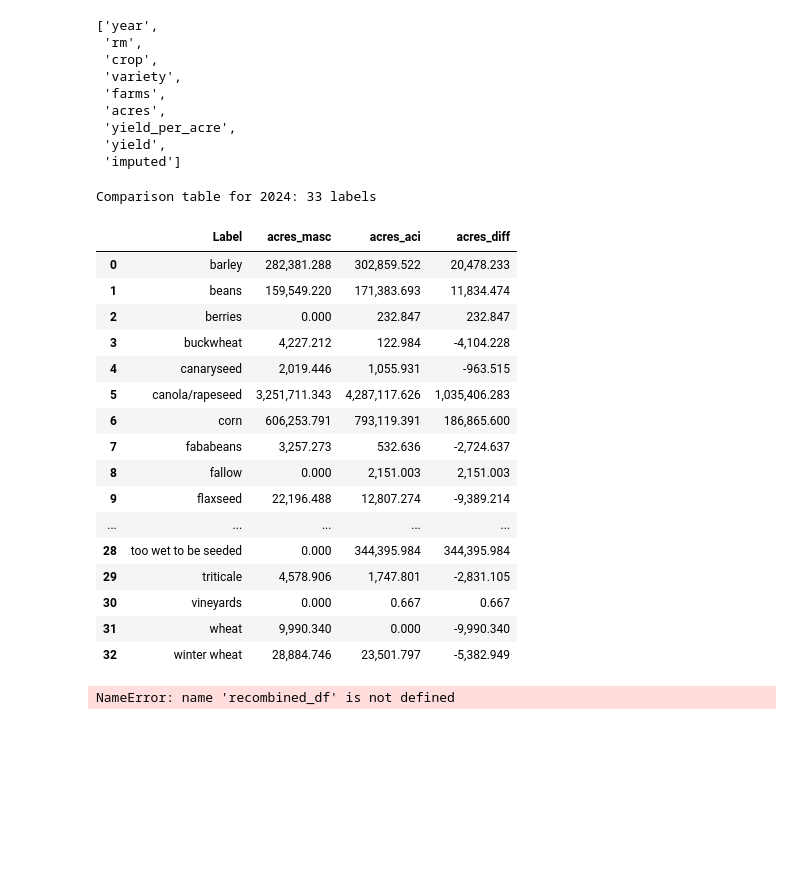
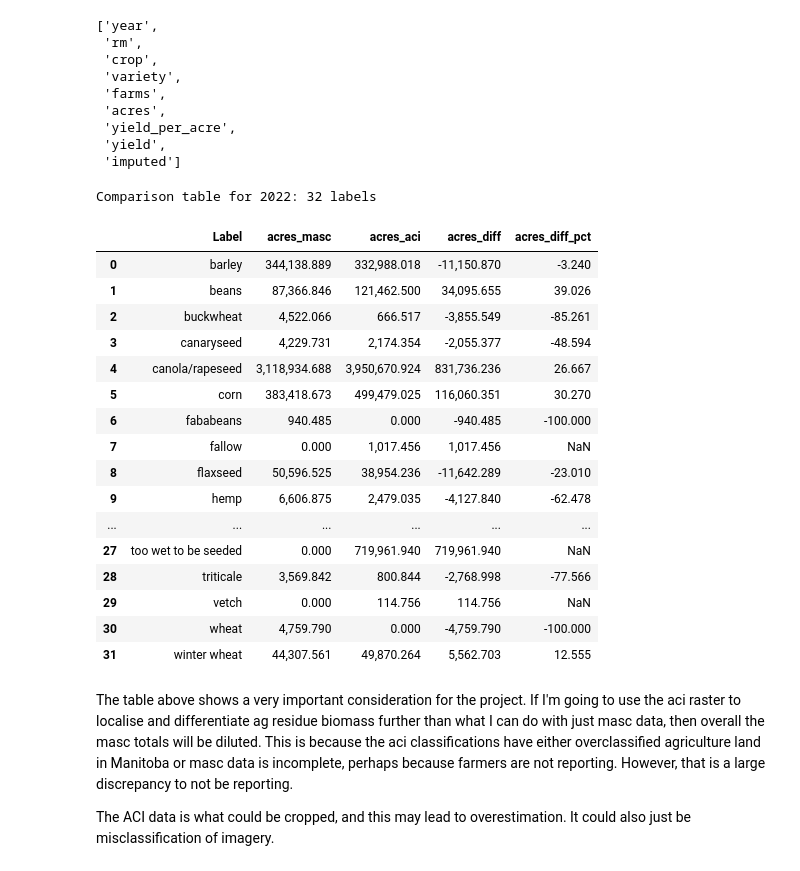
Before and after one commit to kurthuff/ag_res, a Jupyter notebook: notebooks/masc_aci_compare.ipynb, the cells around one changed output. Drawn from its saved outputs; the diff is of its cells as text; code cells hidden in the pictures; blank space fills up the shorter version.

Commit message:
Reallocate MASC data for raster prep.

```diff
--- a/notebooks/masc_aci_compare.ipynb
+++ b/notebooks/masc_aci_compare.ipynb
@@ -4,7 +6,7 @@ from pathlib import Path
 # %%
 # set project root and year
 project_root = Path.cwd().parents[0]
-year = 2024  # change as needed
+year = 2022  # change as needed
 
 # define input paths
 raw_path = project_root / "data" / "raw" / str(year) / f"masc_{year}.xlsx"
@@ -102,70 +104,60 @@ imputed_df.columns.tolist()
 # %%
 # map MASC crops to ACI labels and compare totals
 
 lut = pd.read_csv(lut_path)
 
 lut["Crop"] = lut["Crop"].str.strip().str.upper()
 lut["Label"] = lut["Label"].str.strip().str.lower()
 imputed_df["crop"] = imputed_df["crop"].str.strip().str.upper()
 aci_df["Label"] = aci_df["Label"].str.strip().str.lower()
 
 # map masc crops to aci labels
 masc_mapped = imputed_df.merge(lut, left_on="crop", right_on="Crop", how="left")
 
 # sum MASC by label
 masc_sum = masc_mapped.groupby("Label", as_index=False)["acres"].sum()
 
 # sum ACI by label
 aci_sum = aci_df.groupby("Label", as_index=False)["acres"].sum()
 
 # merge for comparison
 compare = masc_sum.merge(aci_sum, on="Label", how="outer", suffixes=("_masc", "_aci")).fillna(0)
 
-# calculate difference
+# calculate difference and percent difference
 compare["acres_diff"] = compare["acres_aci"] - compare["acres_masc"]
+compare["acres_diff_pct"] = np.where(
+    compare["acres_masc"] > 0,
+    (compare["acres_aci"] - compare["acres_masc"]) / compare["acres_masc"] * 100,
+    np.nan
+)
 
 print(f"Comparison table for {year}: {len(compare)} labels")
 compare.head(50)
 # %% [output]
-Comparison table for 2024: 33 labels
+Comparison table for 2022: 32 labels
-|  | Label | acres_masc | acres_aci | acres_diff |
-| 0 | barley | 282,381.288 | 302,859.522 | 20,478.233 |
-| 1 | beans | 159,549.220 | 171,383.693 | 11,834.474 |
-| 2 | berries | 0.000 | 232.847 | 232.847 |
-| 3 | buckwheat | 4,227.212 | 122.984 | -4,104.228 |
-| 4 | canaryseed | 2,019.446 | 1,055.931 | -963.515 |
-| 5 | canola/rapeseed | 3,251,711.343 | 4,287,117.626 | 1,035,406.283 |
-| 6 | corn | 606,253.791 | 793,119.391 | 186,865.600 |
-| 7 | fababeans | 3,257.273 | 532.636 | -2,724.637 |
-| 8 | fallow | 0.000 | 2,151.003 | 2,151.003 |
-| 9 | flaxseed | 22,196.488 | 12,807.274 | -9,389.214 |
-| ... | ... | ... | ... | ... |
-| 28 | too wet to be seeded | 0.000 | 344,395.984 | 344,395.984 |
-| 29 | triticale | 4,578.906 | 1,747.801 | -2,831.105 |
-| 30 | vineyards | 0.000 | 0.667 | 0.667 |
-| 31 | wheat | 9,990.340 | 0.000 | -9,990.340 |
-| 32 | winter wheat | 28,884.746 | 23,501.797 | -5,382.949 |
+|  | Label | acres_masc | acres_aci | acres_diff | acres_diff_pct |
+| 0 | barley | 344,138.889 | 332,988.018 | -11,150.870 | -3.240 |
+| 1 | beans | 87,366.846 | 121,462.500 | 34,095.655 | 39.026 |
+| 2 | buckwheat | 4,522.066 | 666.517 | -3,855.549 | -85.261 |
+| 3 | canaryseed | 4,229.731 | 2,174.354 | -2,055.377 | -48.594 |
+| 4 | canola/rapeseed | 3,118,934.688 | 3,950,670.924 | 831,736.236 | 26.667 |
+| 5 | corn | 383,418.673 | 499,479.025 | 116,060.351 | 30.270 |
+| 6 | fababeans | 940.485 | 0.000 | -940.485 | -100.000 |
+| 7 | fallow | 0.000 | 1,017.456 | 1,017.456 | NaN |
+| 8 | flaxseed | 50,596.525 | 38,954.236 | -11,642.289 | -23.010 |
+| 9 | hemp | 6,606.875 | 2,479.035 | -4,127.840 | -62.478 |
+| ... | ... | ... | ... | ... | ... |
+| 27 | too wet to be seeded | 0.000 | 719,961.940 | 719,961.940 | NaN |
+| 28 | triticale | 3,569.842 | 800.844 | -2,768.998 | -77.566 |
+| 29 | vetch | 0.000 | 114.756 | 114.756 | NaN |
+| 30 | wheat | 4,759.790 | 0.000 | -4,759.790 | -100.000 |
+| 31 | winter wheat | 44,307.561 | 49,870.264 | 5,562.703 | 12.555 |
-# %%
-# assume lut_df already exists
-dupes = lut_df[lut_df.duplicated("Crop", keep=False)]
-if len(dupes):
-    display(dupes)
-
-merged = recombined_df.merge(lut_df, left_on="crop", right_on="Crop", how="left")
-
-unmatched = merged[merged["Label"].isna()]["crop"].unique()
-print(f"Unmatched crops: {len(unmatched)}")
-print(sorted(unmatched))
-
-masc_label_summary = (
-    merged.groupby("Label", as_index=False)["acres"]
-    .sum()
-    .rename(columns={"acres": "acres_masc"})
-)
-
-compare = masc_label_summary.merge(aci_summary_df, on="Label", how="outer")
-compare["acres_diff"] = compare["acres_masc"] - compare["acres_aci"]
-compare = compare.fillna(0).sort_values("acres_diff", ascending=False)
-compare.head(40)
-# %% [output]
-NameError: name 'recombined_df' is not defined
+# %% [markdown]
+The table above shows a very important consideration for the project. If I'm going to use the aci raster
+to localise and differentiate ag residue biomass further than what I can do with just masc data,
+then overall the masc totals will be diluted. This is because the aci classifications have either overclassified
+agriculture land in Manitoba or masc data is incomplete, perhaps because farmers are not reporting. However,
+that is a large discrepancy to not be reporting.
+
+The ACI data is what could be cropped, and this may lead to overestimation. It could also just be misclassification
+of imagery.
```
Also changed, not shown: parts of 17 cells of this notebook, 9 other files.
